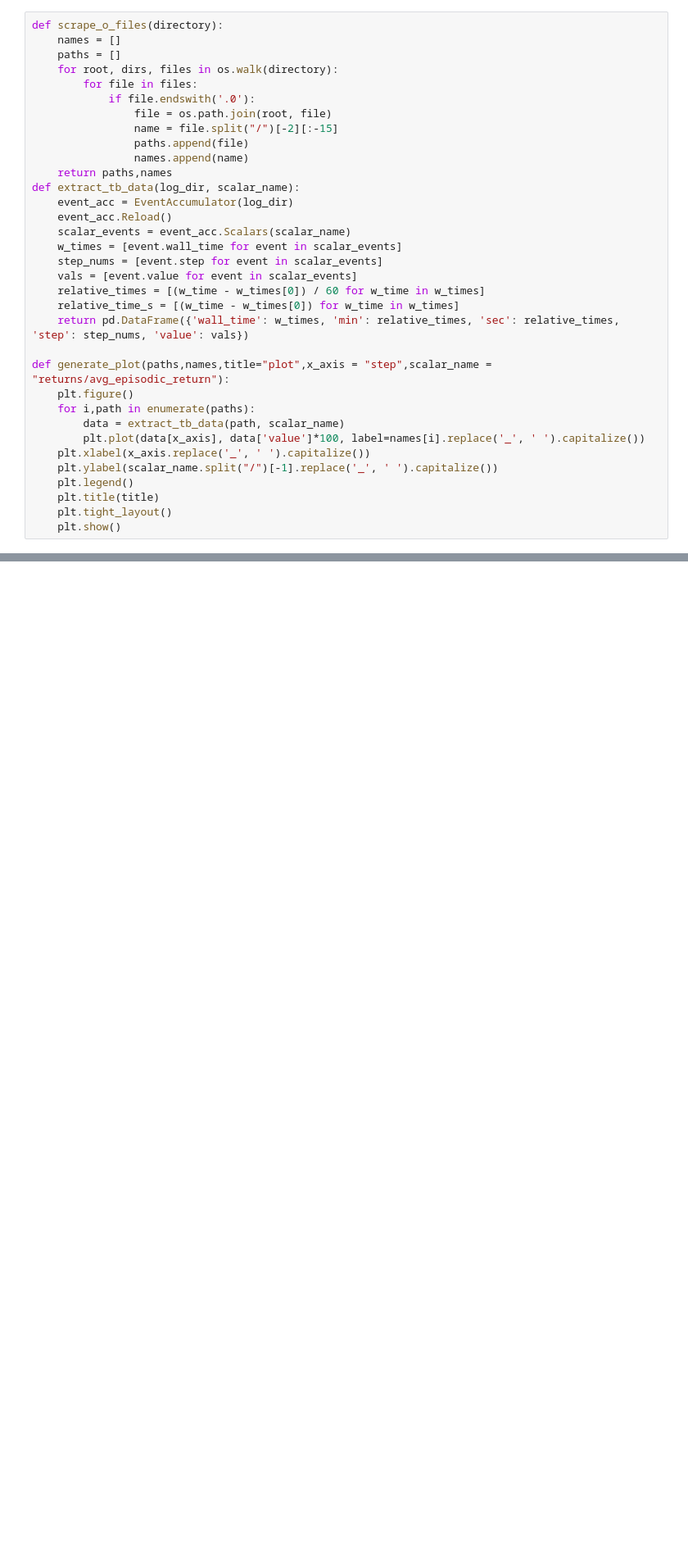
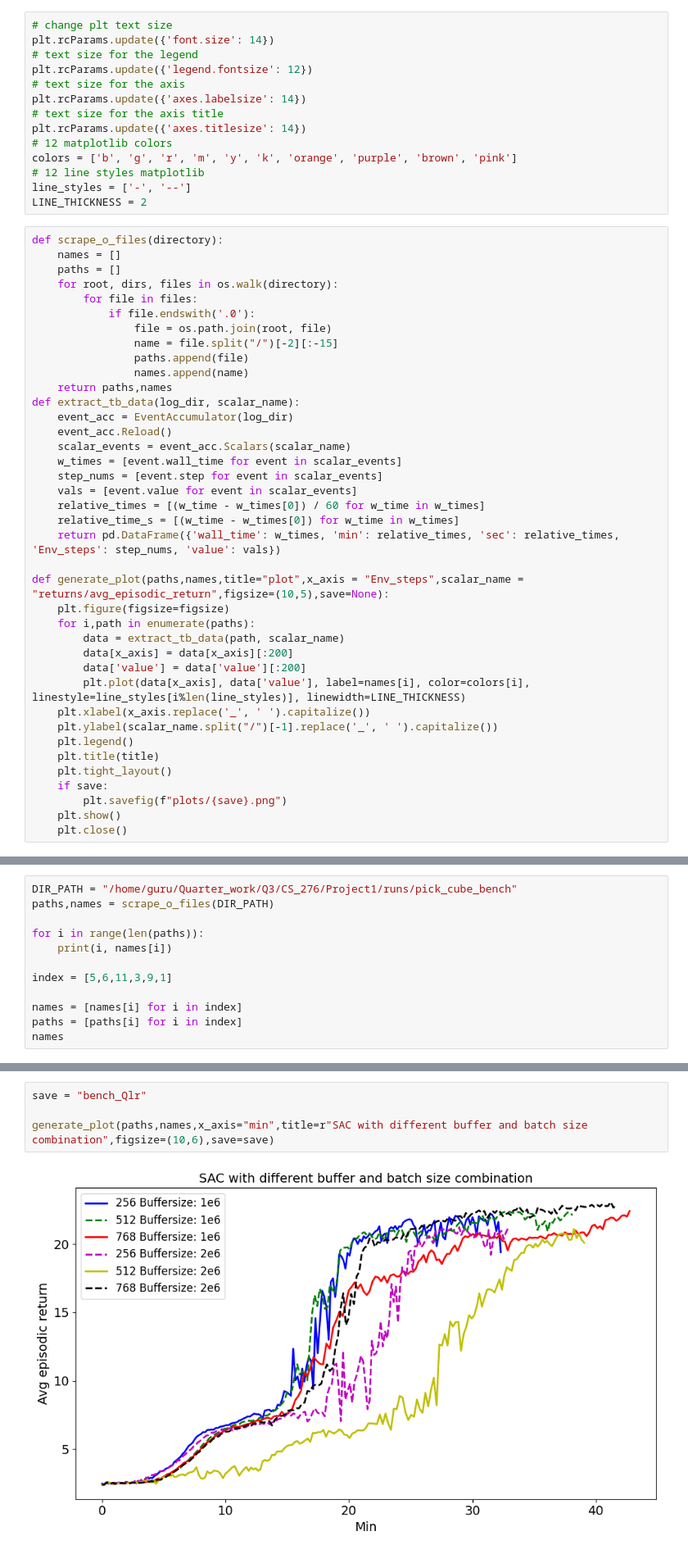
Before and after one commit to guru-narayana/Enhancing-SAC, a Jupyter notebook: tensorboard_plotter.ipynb, the cells around one changed output, grey strips where cells are left out. Shown: that part at 82% size. Drawn from its saved outputs; the diff is of its cells as text; blank space fills up the shorter version.

```diff
--- a/tensorboard_plotter.ipynb
+++ b/tensorboard_plotter.ipynb
@@ -3,6 +3,20 @@ import os
 import pandas as pd
 import matplotlib.pyplot as plt
 from tensorboard.backend.event_processing.event_accumulator import EventAccumulator
+# %%
+# change plt text size
+plt.rcParams.update({'font.size': 14})
+# text size for the legend
+plt.rcParams.update({'legend.fontsize': 12})
+# text size for the axis
+plt.rcParams.update({'axes.labelsize': 14})
+# text size for the axis title
+plt.rcParams.update({'axes.titlesize': 14})
+# 12 matplotlib colors
+colors = ['b', 'g', 'r', 'm', 'y', 'k', 'orange', 'purple', 'brown', 'pink']
+# 12 line styles matplotlib
+line_styles = ['-', '--']
+LINE_THICKNESS = 2
 # %%
 def scrape_o_files(directory):
     names = []
@@ -24,16 +38,21 @@ def extract_tb_data(log_dir, scalar_name):
     vals = [event.value for event in scalar_events]
     relative_times = [(w_time - w_times[0]) / 60 for w_time in w_times]
     relative_time_s = [(w_time - w_times[0]) for w_time in w_times]
-    return pd.DataFrame({'wall_time': w_times, 'min': relative_times, 'sec': relative_times, 'step': step_nums, 'value': vals})
+    return pd.DataFrame({'wall_time': w_times, 'min': relative_times, 'sec': relative_times, 'Env_steps': step_nums, 'value': vals})
 
-def generate_plot(paths,names,title="plot",x_axis = "step",scalar_name = "returns/avg_episodic_return"):
-    plt.figure()
+def generate_plot(paths,names,title="plot",x_axis = "Env_steps",scalar_name = "returns/avg_episodic_return",figsize=(10,5),save=None):
+    plt.figure(figsize=figsize)
     for i,path in enumerate(paths):
         data = extract_tb_data(path, scalar_name)
-        plt.plot(data[x_axis], data['value']*100, label=names[i].replace('_', ' ').capitalize())
+        data[x_axis] = data[x_axis][:200]
+        data['value'] = data['value'][:200]
+        plt.plot(data[x_axis], data['value'], label=names[i], color=colors[i], linestyle=line_styles[i%len(line_styles)], linewidth=LINE_THICKNESS)
     plt.xlabel(x_axis.replace('_', ' ').capitalize())
     plt.ylabel(scalar_name.split("/")[-1].replace('_', ' ').capitalize())
     plt.legend()
     plt.title(title)
     plt.tight_layout()
+    if save:
+        plt.savefig(f"plots/{save}.png")
     plt.show()
+    plt.close()
@@ -56,0 +59,12 @@ generate_plot(paths,names,x_axis="step",scalar_name="returns/success_rate",title
+# %%
+DIR_PATH = "/home/guru/Quarter_work/Q3/CS_276/Project1/runs/pick_cube_bench"
+paths,names = scrape_o_files(DIR_PATH)
+
+for i in range(len(paths)):
+    print(i, names[i])
+
+index = [5,6,11,3,9,1]
+
+names = [names[i] for i in index]
+paths = [paths[i] for i in index]
+names
@@ -56,0 +99,6 @@ generate_plot(paths,names,x_axis="step",scalar_name="returns/success_rate",title
+# %%
+save = "bench_Qlr"
+
+generate_plot(paths,names,x_axis="min",title=r"SAC with different buffer and batch size combination",figsize=(10,6),save=save)
+# %% [output]
+[figure, added]
```
Also changed, not shown: parts of 5 cells of this notebook, 19 other files.
